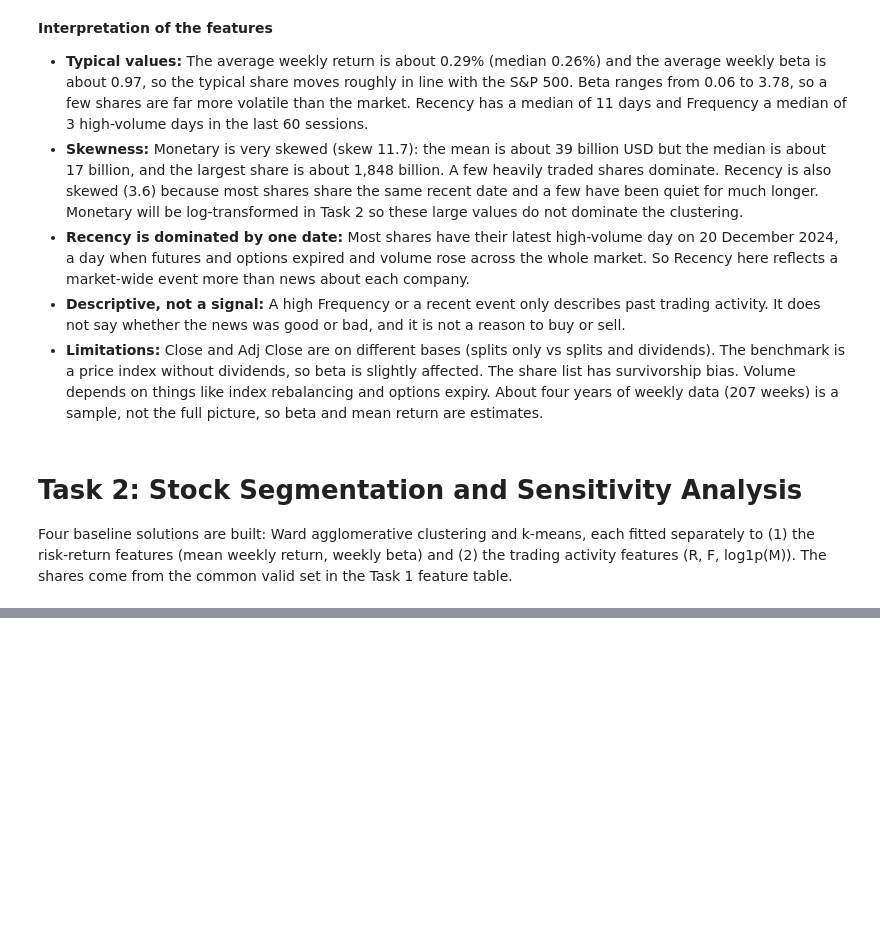
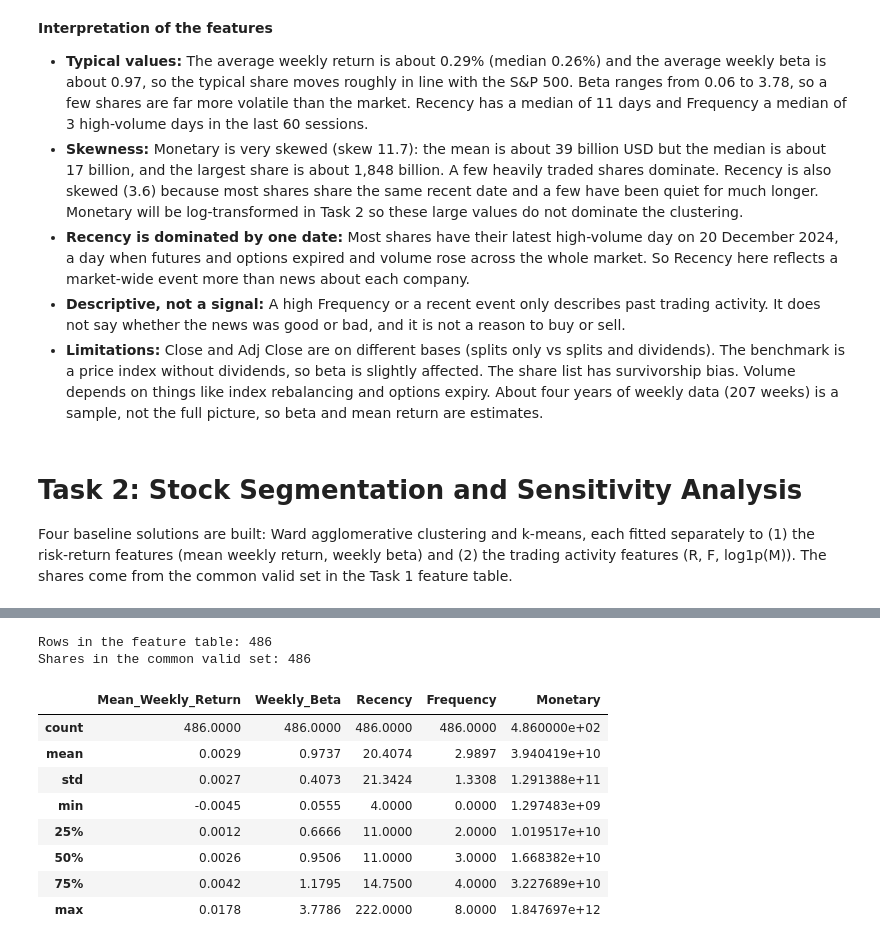
Before and after one commit to shahlyfayeek/crm-cwk1-stock-segmentation, a Jupyter notebook: CRM_CWK1_20521398.ipynb, the cells around one changed output, grey strips where cells are left out. Saved outputs shown, nothing was run; the diff lists cells and outputs as text; code cells hidden in the pictures; blank space fills up the shorter version.

```diff
--- a/CRM_CWK1_20521398.ipynb
+++ b/CRM_CWK1_20521398.ipynb
@@ -847,0 +855,23 @@ print('scikit-learn', sklearn.__version__, '| scipy', scipy.__version__)
+# %%
+# --- 2.1a  Load the feature table and keep the common valid share set ---
+feat = pd.read_csv(snapshot_path('feature_table.csv'), index_col=0)
+print('Rows in the feature table:', len(feat))
+feat = feat[feat['In_Common_Valid_Set']].copy()
+print('Shares in the common valid set:', len(feat))
+
+feat['Return_pct'] = feat['Mean_Weekly_Return'] * 100      # mean weekly return in percent (easier to read in profiles)
+
+cols = ['Mean_Weekly_Return', 'Weekly_Beta', 'Recency', 'Frequency', 'Monetary']
+feat[cols].describe().round(4)
+# %% [output]
+Rows in the feature table: 486
+Shares in the common valid set: 486
+|  | Mean_Weekly_Return | Weekly_Beta | Recency | Frequency | Monetary |
+| count | 486.0000 | 486.0000 | 486.0000 | 486.0000 | 4.860000e+02 |
+| mean | 0.0029 | 0.9737 | 20.4074 | 2.9897 | 3.940419e+10 |
+| std | 0.0027 | 0.4073 | 21.3424 | 1.3308 | 1.291388e+11 |
+| min | -0.0045 | 0.0555 | 4.0000 | 0.0000 | 1.297483e+09 |
+| 25% | 0.0012 | 0.6666 | 11.0000 | 2.0000 | 1.019517e+10 |
+| 50% | 0.0026 | 0.9506 | 11.0000 | 3.0000 | 1.668382e+10 |
+| 75% | 0.0042 | 1.1795 | 14.7500 | 4.0000 | 3.227689e+10 |
+| max | 0.0178 | 3.7786 | 222.0000 | 8.0000 | 1.847697e+12 |
```
Also changed, not shown: parts of 3 cells of this notebook.
